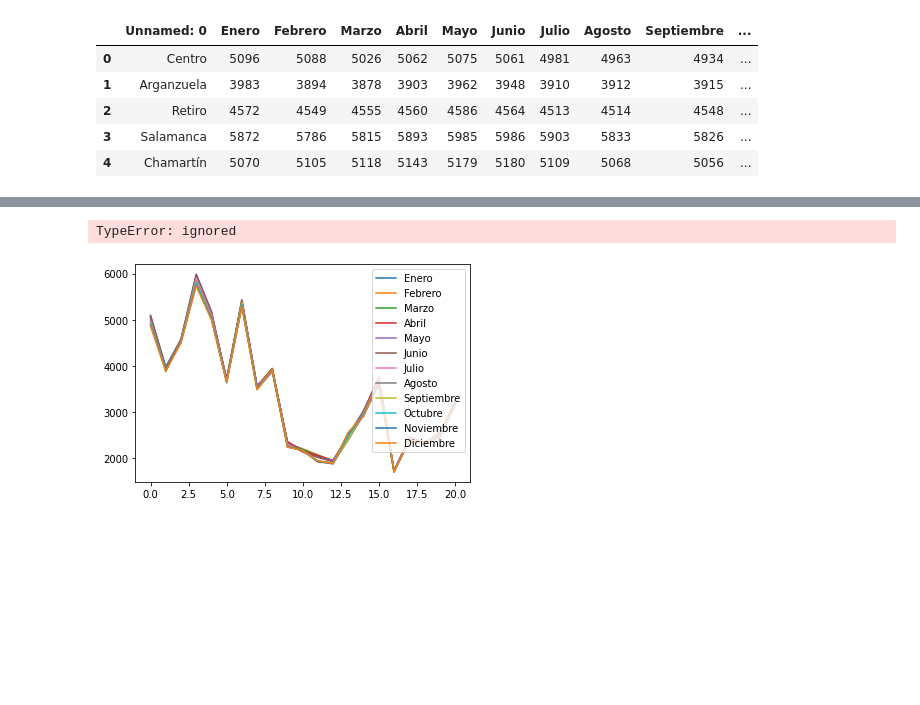
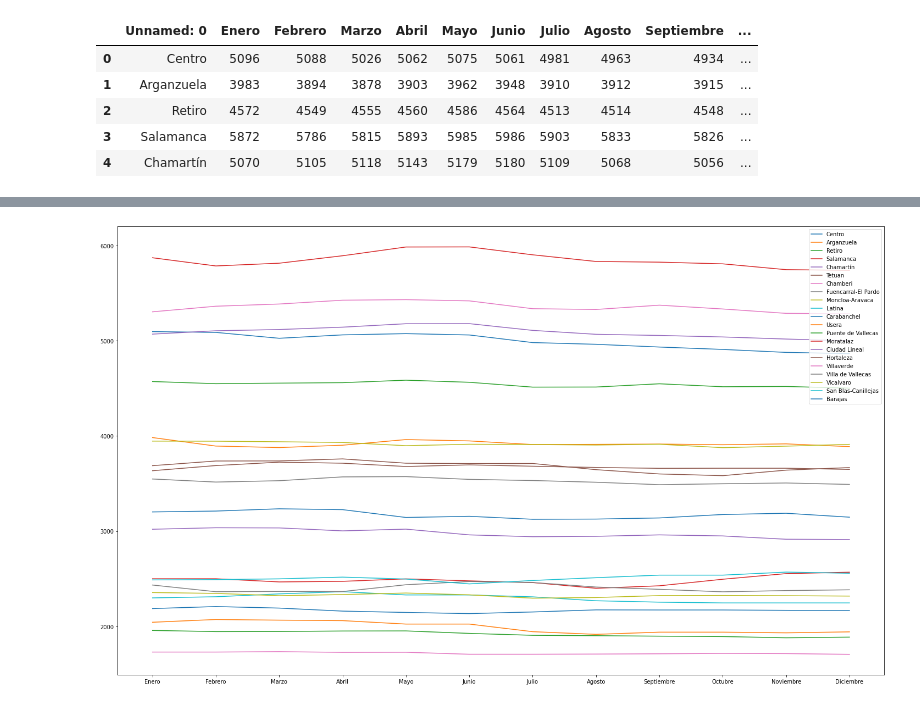
Before and after one commit to Warckor/Coursera_Capstone, a Jupyter notebook: Final_Assignment/House_Sales_Analytics_EN.ipynb, the cells around one changed output, grey strips where cells are left out. Drawn from its saved outputs; the diff is of its cells as text; code cells hidden in the pictures; blank space fills up the shorter version.

```diff
--- a/Final_Assignment/House_Sales_Analytics_EN.ipynb
+++ b/Final_Assignment/House_Sales_Analytics_EN.ipynb
@@ -69,7 +69,10 @@ cols
 # %%
-plt.plot(df_rent[cols])
-plt.legend(df_rent[cols])
-plt.
+plt.figure(figsize=(25,15))
+
+df_month = df_rent[cols].T
+
+plt.plot(df_month)
+plt.legend(df_rent["Unnamed: 0"])
+plt.show()
 # %% [output]
-TypeError: ignored
-[figure, old version]
+[figure, new version]
```
Also changed, not shown: parts of 1 cell of this notebook.
